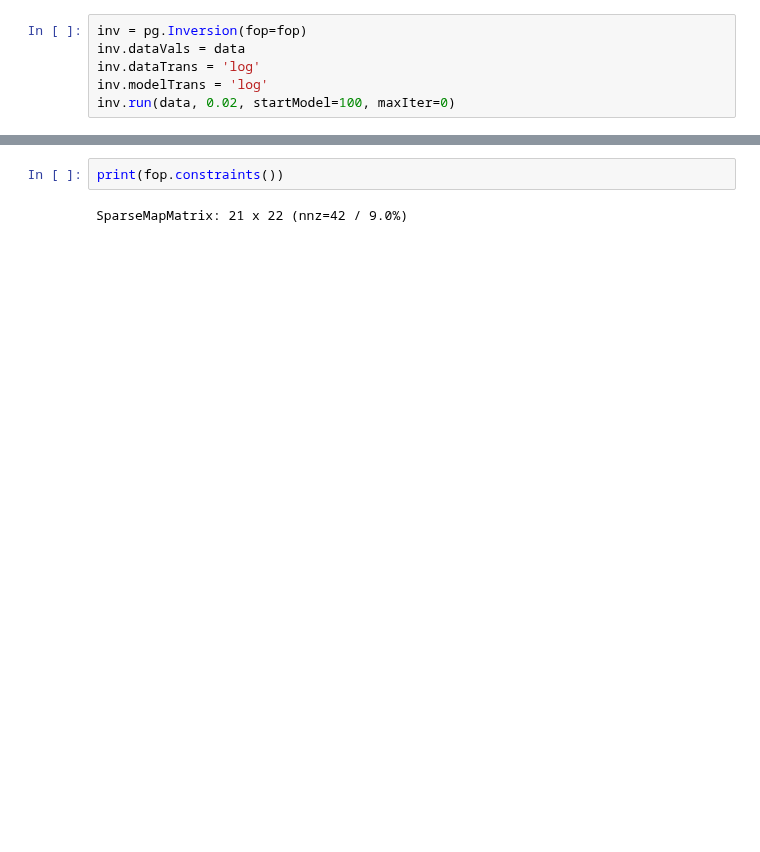
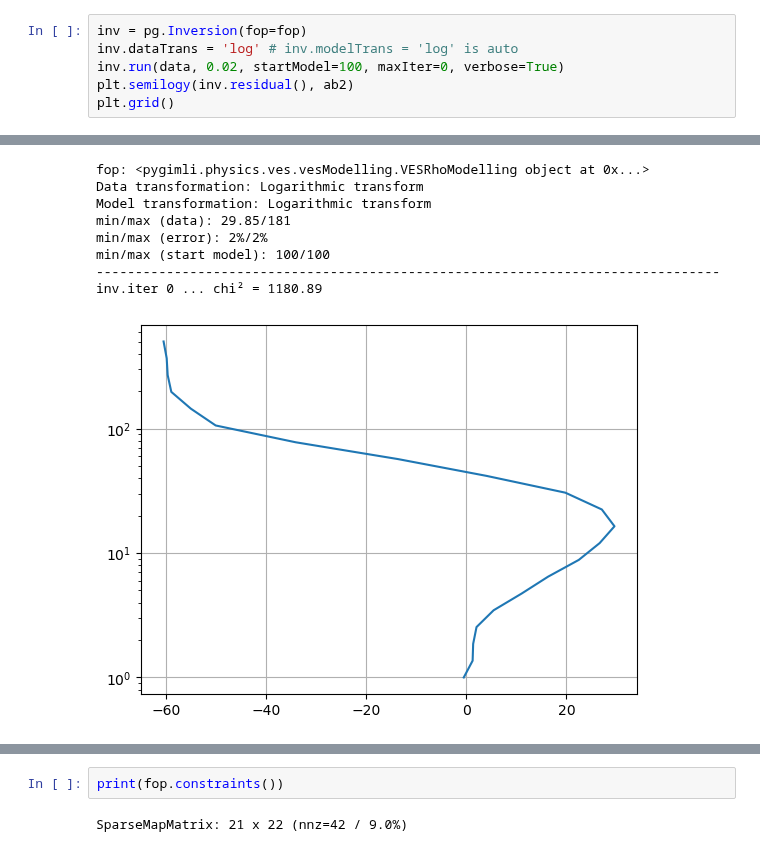
Before and after one commit to gimli-org/notebooks, a Jupyter notebook: inversion/gradientVES.ipynb, the cells around one changed output, grey strips where cells are left out. Cells and saved outputs as stored; diff of their text form; blank space fills up the shorter version.

```diff
--- a/inversion/gradientVES.ipynb
+++ b/inversion/gradientVES.ipynb
@@ -20,7 +22,7 @@ plt.loglog(data, ab2, "x-")
 # %%
 inv = pg.Inversion(fop=fop)
-inv.dataVals = data
-inv.dataTrans = 'log'
-inv.modelTrans = 'log'
-inv.run(data, 0.02, startModel=100, maxIter=0)
+inv.dataTrans = 'log' # inv.modelTrans = 'log' is auto
+inv.run(data, 0.02, startModel=100, maxIter=0, verbose=True)
+plt.semilogy(inv.residual(), ab2)
+plt.grid()
 # %% [output]
@@ -27,0 +30,9 @@ inv.run(data, 0.02, startModel=100, maxIter=0)
+fop: <pygimli.physics.ves.vesModelling.VESRhoModelling object at 0x...>
+Data transformation: Logarithmic transform
+Model transformation: Logarithmic transform
+min/max (data): 29.85/181
+min/max (error): 2%/2%
+min/max (start model): 100/100
+--------------------------------------------------------------------------------
+inv.iter 0 ... chi² = 1180.89
+[figure, added]
```
Also changed, not shown: parts of 19 cells of this notebook, 1 other file.
